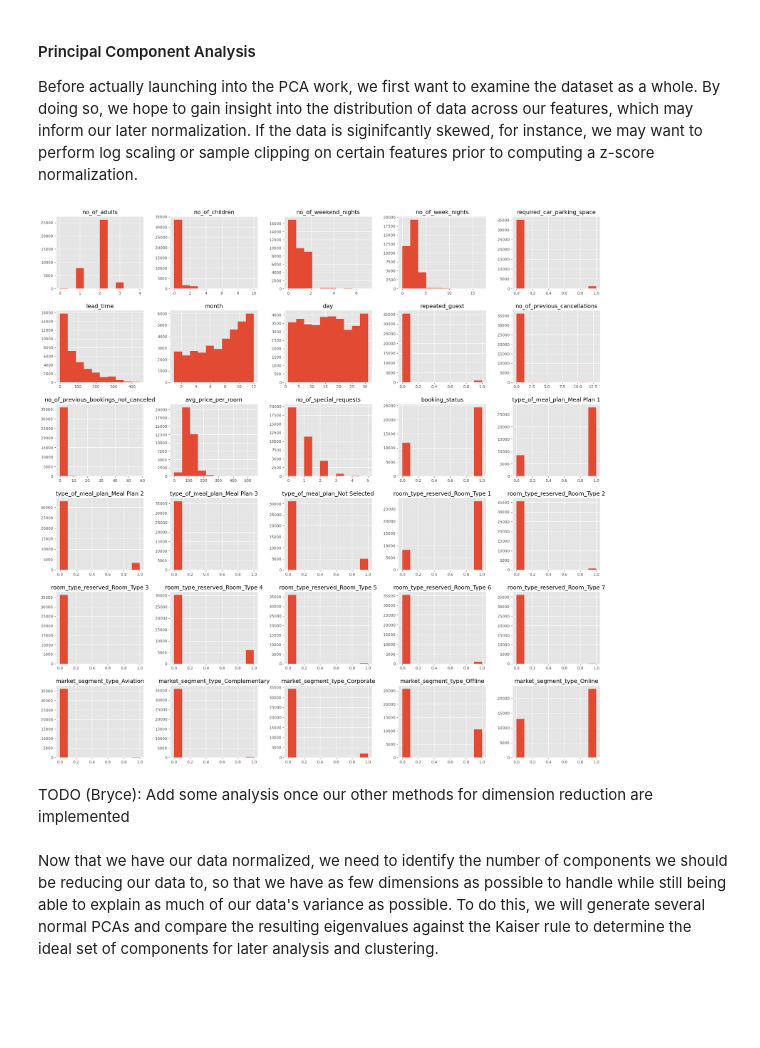
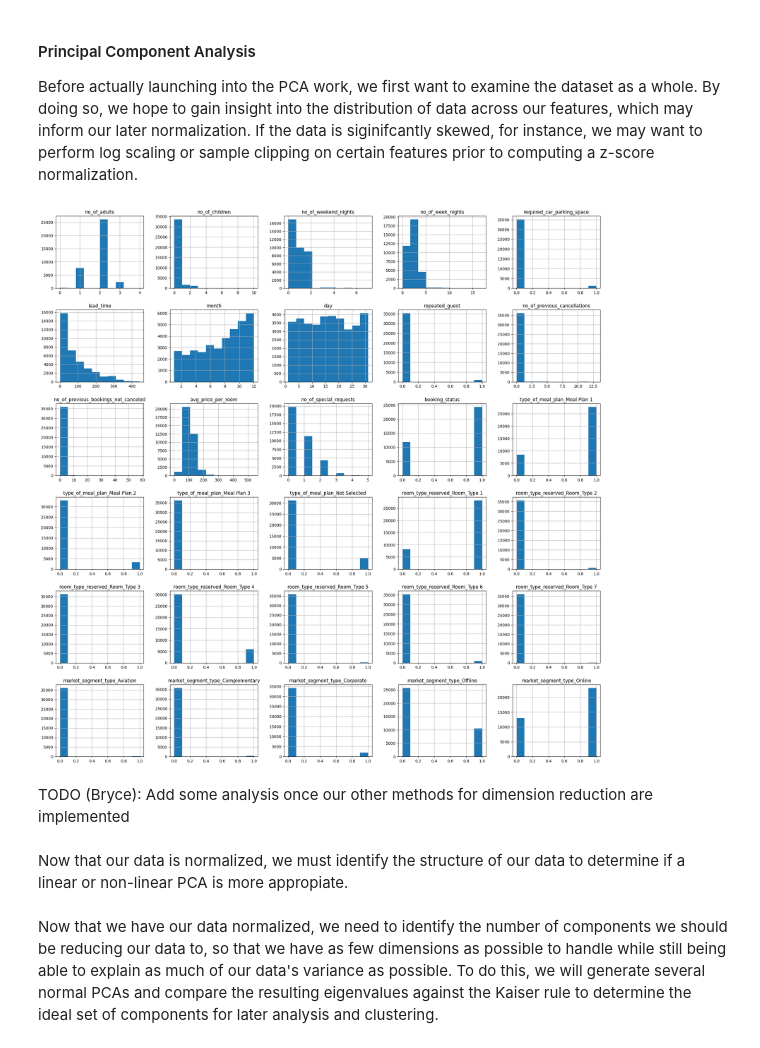
Before and after one commit to cwali09/ML-Lab-1, a Jupyter notebook: main.ipynb, the cells around one changed output. Drawn from its saved outputs; the diff is of its cells as text; code cells hidden in the pictures; blank space fills up the shorter version.

```diff
--- a/main.ipynb
+++ b/main.ipynb
@@ -258,9 +258,10 @@ sns.heatmap(correlation.to_frame("Correlation with 'booking_status'"), annot = T
 
 Before actually launching into the PCA work, we first want to examine the dataset as a whole. By doing so, we hope to gain insight into the distribution of data across our features, which may inform our later normalization. If the data is siginifcantly skewed, for instance, we may want to perform log scaling or sample clipping on certain features prior to computing a z-score normalization.
 # %%
-_ = df.hist(figsize=(25,25))
+df.hist(figsize=(25,25))
+plt.show()
 # %% [output]
-[figure, old version]
+[figure, new version]
 # %% [markdown]
 TODO (Bryce): Add some analysis once our other methods for dimension reduction are implemented
 # %%
@@ -270,3 +271,5 @@ df_normalized = df_temp.apply(zscore)
+# %% [markdown]
+Now that our data is normalized, we must identify the structure of our data to determine if a linear or non-linear PCA is more appropiate.
 # %% [markdown]
 Now that we have our data normalized, we need to identify the number of components we should be reducing our data to, so that we have as few dimensions as possible to handle while still being able to explain as much of our data's variance as possible. To do this, we will generate several normal PCAs and compare the resulting eigenvalues against the Kaiser rule to determine the ideal set of components for later analysis and clustering.
 # %%
```
Also changed, not shown: parts of 4 cells of this notebook.
